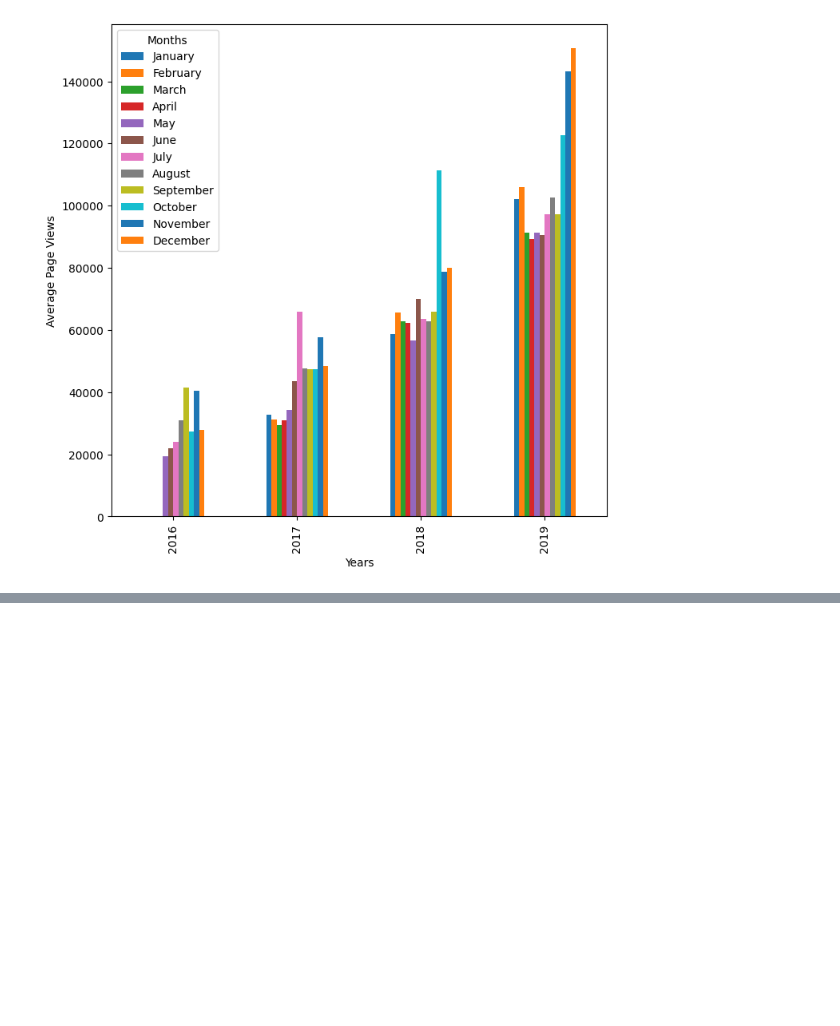
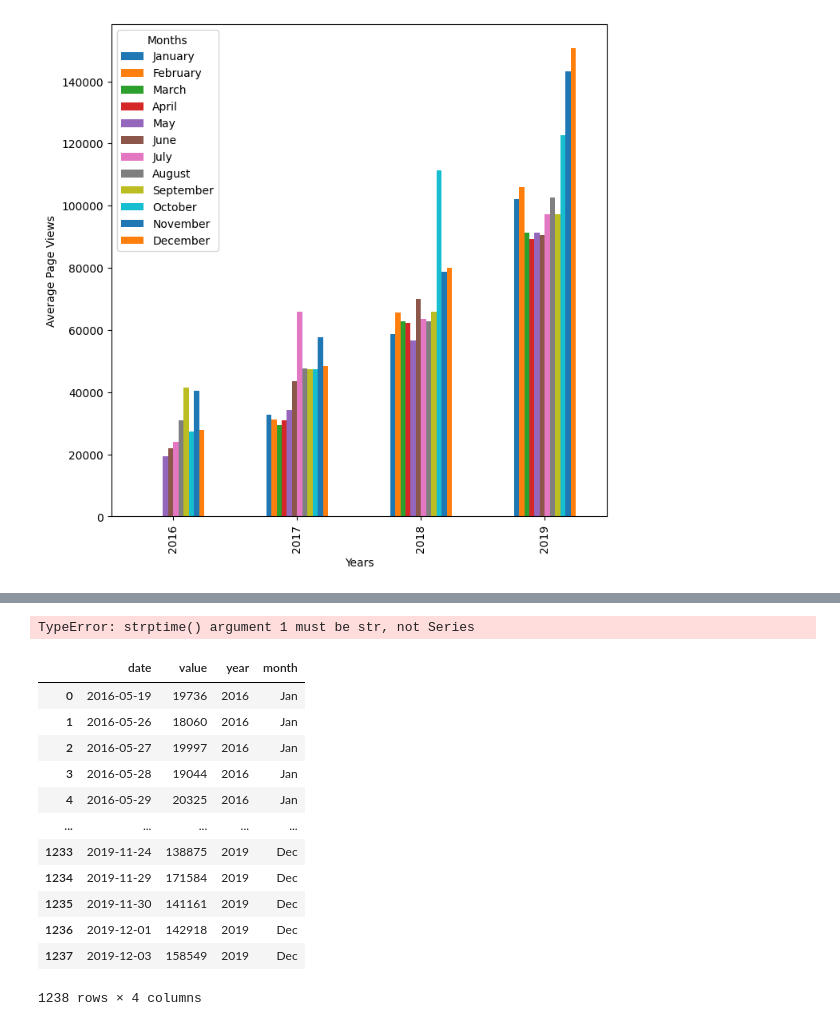
Before and after one commit to fanisspr/boilerplate-page-view-time-series-visualizer, a Jupyter notebook: time_series_visualizer.ipynb, the cells around one changed output, grey strips where cells are left out. Drawn from its saved outputs; the diff is of its cells as text; code cells hidden in the pictures; blank space fills up the shorter version.

```diff
--- a/time_series_visualizer.ipynb
+++ b/time_series_visualizer.ipynb
@@ -83,0 +101,20 @@ ax.legend(title='Months',
+# %%
+df_box.sort_values(by='month', key=lambda m: datetime.strptime(m, "%b"))
+# %% [output]
+TypeError: strptime() argument 1 must be str, not Series
+# %%
+df_box
+# %% [output]
+|  | date | value | year | month |
+| 0 | 2016-05-19 | 19736 | 2016 | Jan |
+| 1 | 2016-05-26 | 18060 | 2016 | Jan |
+| 2 | 2016-05-27 | 19997 | 2016 | Jan |
+| 3 | 2016-05-28 | 19044 | 2016 | Jan |
+| 4 | 2016-05-29 | 20325 | 2016 | Jan |
+| ... | ... | ... | ... | ... |
+| 1233 | 2019-11-24 | 138875 | 2019 | Dec |
+| 1234 | 2019-11-29 | 171584 | 2019 | Dec |
+| 1235 | 2019-11-30 | 141161 | 2019 | Dec |
+| 1236 | 2019-12-01 | 142918 | 2019 | Dec |
+| 1237 | 2019-12-03 | 158549 | 2019 | Dec |
+1238 rows × 4 columns
```
Also changed, not shown: parts of 4 cells of this notebook, 1 other file.
